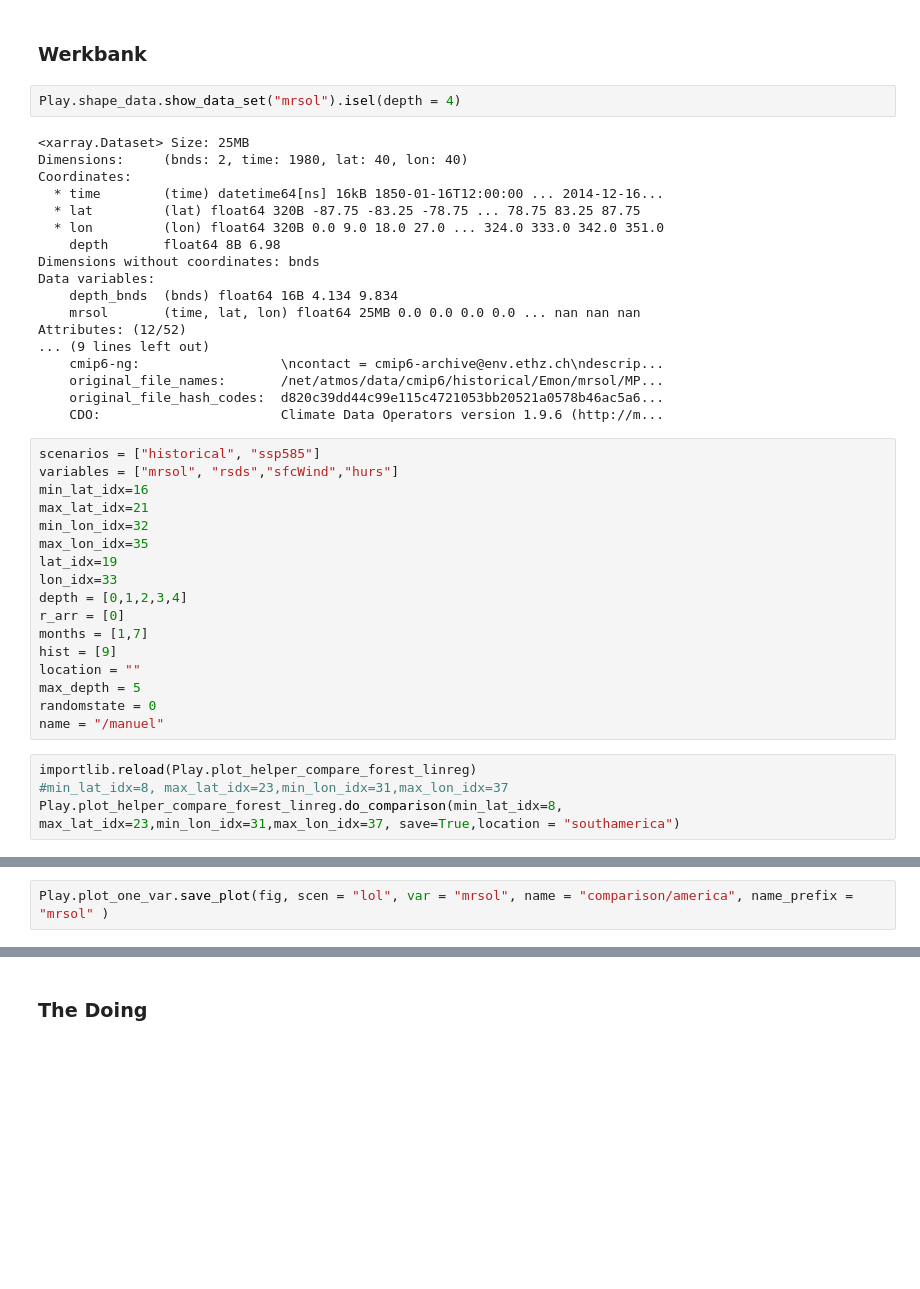
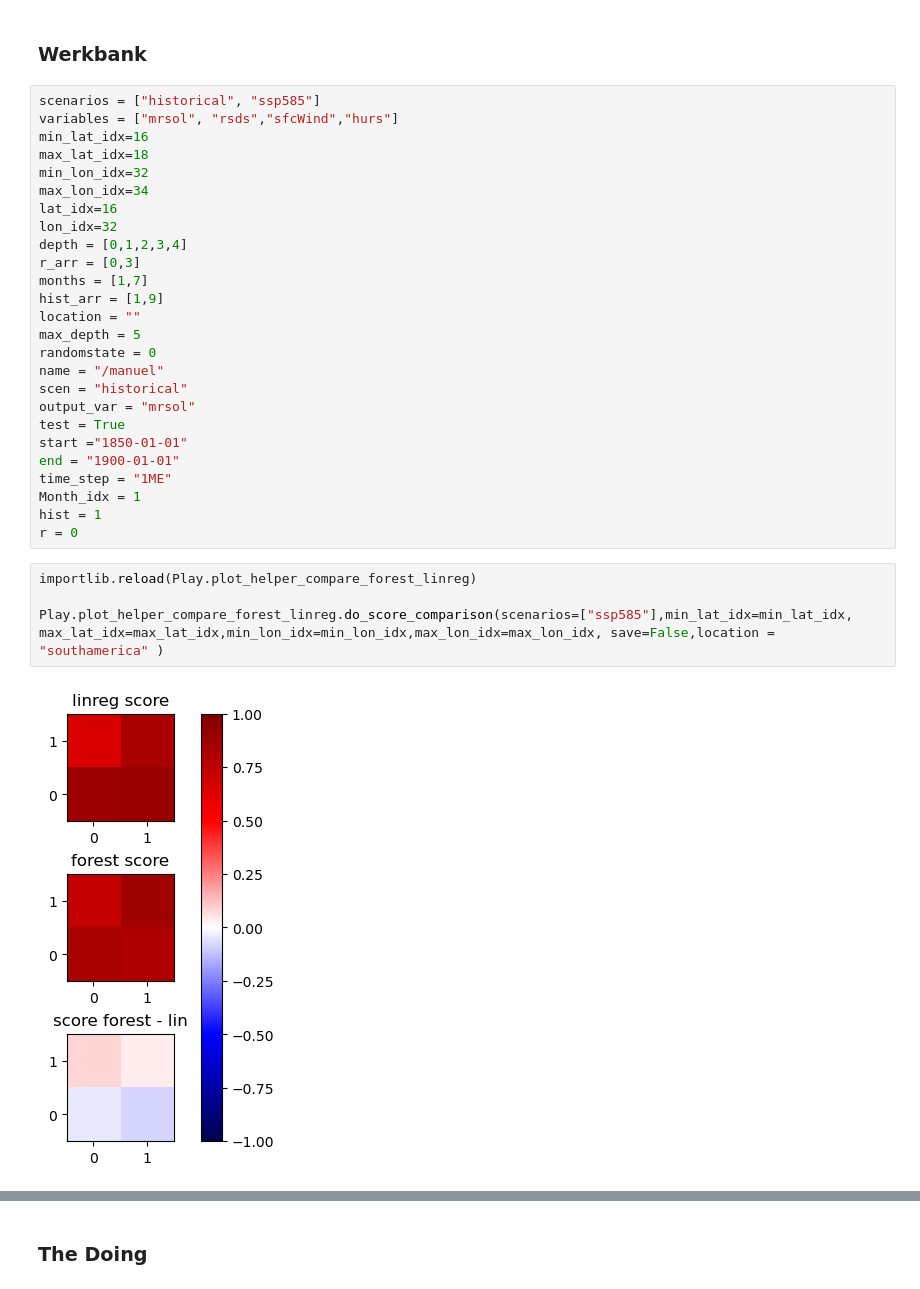
Before and after one commit to pjunghans1234/bachelorarbeit, a Jupyter notebook: Play_forest_regressor.ipynb, the cells around one changed output, grey strips where cells are left out. Saved outputs shown, nothing was run; the diff lists cells and outputs as text; blank space fills up the shorter version.

Commit message:
Score Comparison

```diff
--- a/Play_forest_regressor.ipynb
+++ b/Play_forest_regressor.ipynb
@@ -42,44 +43,35 @@ importlib.reload(Play.plot_helper_compare_forest_linreg)
 <module 'Play.plot_helper_compare_forest_linreg' from '/home/pjunghans/BachelorArbeit/Play/plot_helper_compare_forest_linreg.py'>
 # %% [markdown]
 ### Werkbank
-# %%
-Play.shape_data.show_data_set("mrsol").isel(depth = 4)
-# %% [output]
-<xarray.Dataset> Size: 25MB
-Dimensions:     (bnds: 2, time: 1980, lat: 40, lon: 40)
-Coordinates:
-  * time        (time) datetime64[ns] 16kB 1850-01-16T12:00:00 ... 2014-12-16...
-  * lat         (lat) float64 320B -87.75 -83.25 -78.75 ... 78.75 83.25 87.75
-  * lon         (lon) float64 320B 0.0 9.0 18.0 27.0 ... 324.0 333.0 342.0 351.0
-    depth       float64 8B 6.98
-Dimensions without coordinates: bnds
-Data variables:
-    depth_bnds  (bnds) float64 16B 4.134 9.834
-    mrsol       (time, lat, lon) float64 25MB 0.0 0.0 0.0 0.0 ... nan nan nan
-Attributes: (12/52)
-... (9 lines left out)
-    cmip6-ng:                  \ncontact = cmip6-archive@env.ethz.ch\ndescrip...
-    original_file_names:       /net/atmos/data/cmip6/historical/Emon/mrsol/MP...
-    original_file_hash_codes:  d820c39dd44c99e115c4721053bb20521a0578b46ac5a6...
-    CDO:                       Climate Data Operators version 1.9.6 (http://m...
 # %%
 scenarios = ["historical", "ssp585"]
 variables = ["mrsol", "rsds","sfcWind","hurs"]
 min_lat_idx=16
-max_lat_idx=21
+max_lat_idx=18
 min_lon_idx=32
-max_lon_idx=35
-lat_idx=19
-lon_idx=33
+max_lon_idx=34
+lat_idx=16
+lon_idx=32
 depth = [0,1,2,3,4]
-r_arr = [0]
+r_arr = [0,3]
 months = [1,7]
-hist = [9]
+hist_arr = [1,9]
 location = ""
 max_depth = 5
 randomstate = 0
 name = "/manuel"
+scen = "historical"
+output_var = "mrsol"
+test = True
+start ="1850-01-01"
+end = "1900-01-01"
+time_step = "1ME"
+Month_idx = 1
+hist = 1
+r = 0
 # %%
 importlib.reload(Play.plot_helper_compare_forest_linreg)
-#min_lat_idx=8, max_lat_idx=23,min_lon_idx=31,max_lon_idx=37
-Play.plot_helper_compare_forest_linreg.do_comparison(min_lat_idx=8, max_lat_idx=23,min_lon_idx=31,max_lon_idx=37, save=True,location = "southamerica")
+
+Play.plot_helper_compare_forest_linreg.do_score_comparison(scenarios=["ssp585"],min_lat_idx=min_lat_idx, max_lat_idx=max_lat_idx,min_lon_idx=min_lon_idx,max_lon_idx=max_lon_idx, save=False,location = "southamerica" )
+# %% [output]
+[figure, added]
@@ -86,2 +78,0 @@ Play.plot_helper_compare_forest_linreg.do_comparison(min_lat_idx=8, max_lat_idx=
-# %%
-Play.plot_one_var.save_plot(fig, scen = "lol", var = "mrsol", name = "comparison/america", name_prefix = "mrsol" )
```
Also changed, not shown: parts of 19 cells of this notebook, 3 other files.
